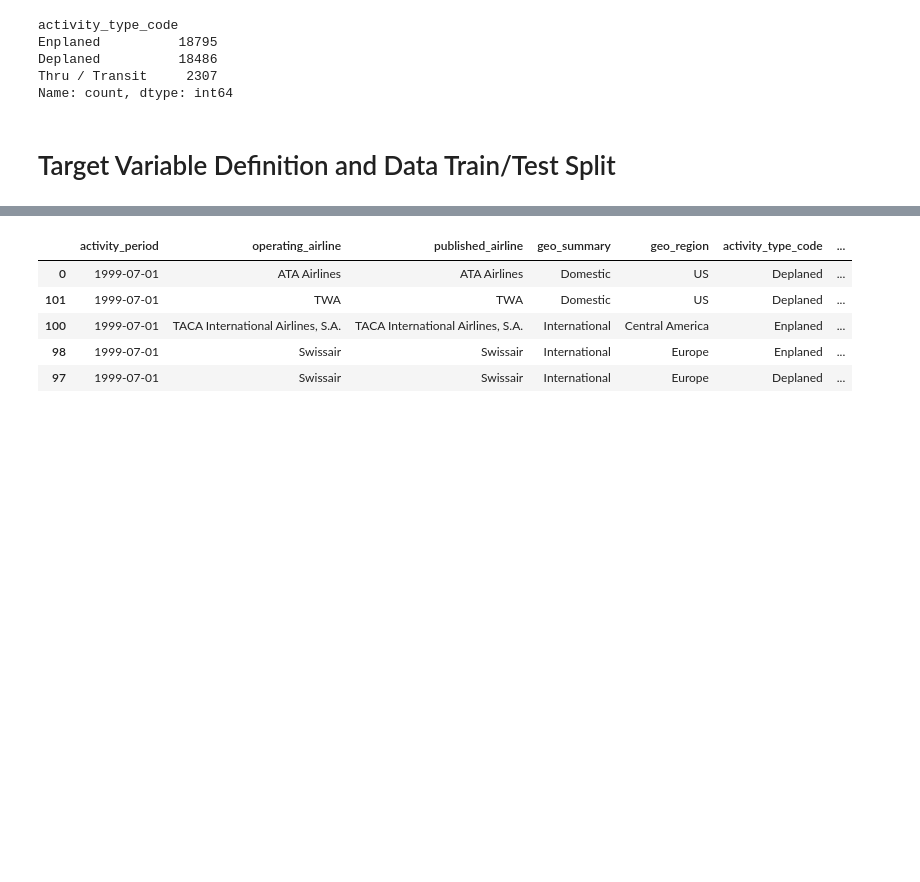
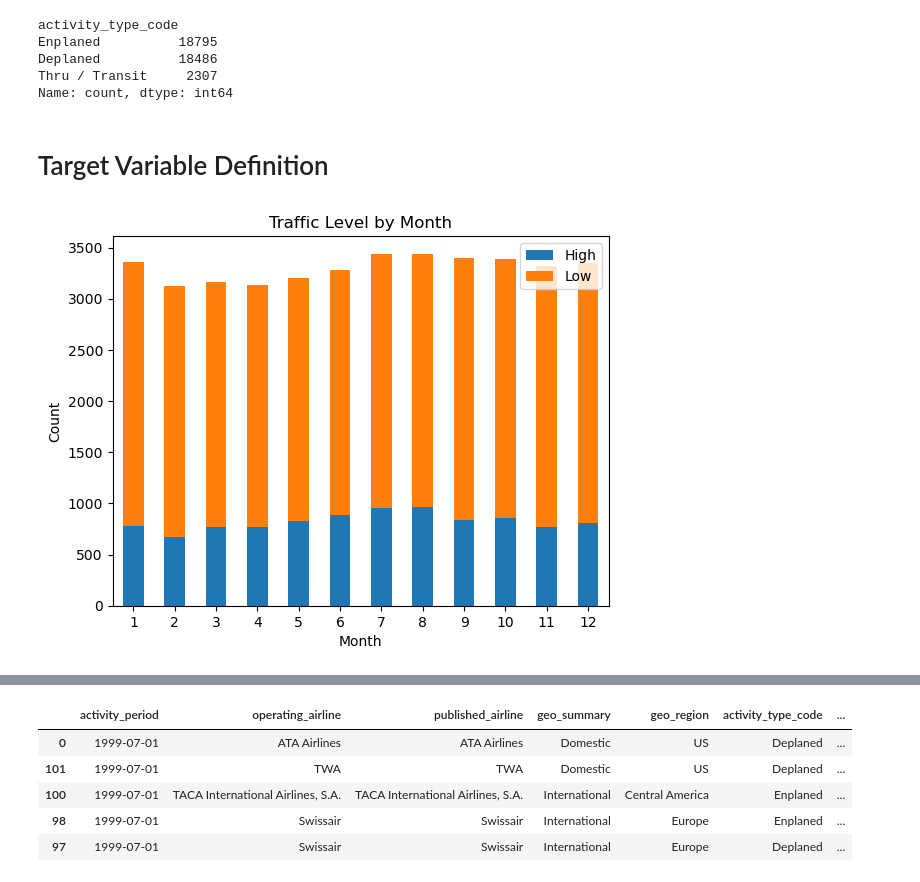
Before and after one commit to andrewhash/air-traffic-data-mining, a Jupyter notebook: air_traffic_analysis.ipynb, the cells around one changed output, grey strips where cells are left out. Saved outputs shown, nothing was run; the diff lists cells and outputs as text; code cells hidden in the pictures; blank space fills up the shorter version.

Commit message:
add normalized charts and restructure notebook sections

```diff
--- a/air_traffic_analysis.ipynb
+++ b/air_traffic_analysis.ipynb
@@ -258,4 +258,4 @@ Deplaned          18486
 Thru / Transit     2307
 Name: count, dtype: int64
 # %% [markdown]
-# Target Variable Definition and Data Train/Test Split
+# Target Variable Definition
@@ -261,0 +267,12 @@ Name: count, dtype: int64
+# %%
+# stacked bar chart of month per low and high traffic levels
+crosstab_month = pd.crosstab(df["month"], df["traffic_level"])
+crosstab_month.plot(kind='bar', stacked=True)
+plt.title("Traffic Level by Month")
+plt.xlabel("Month")
+plt.ylabel("Count")
+plt.xticks(rotation=0)
+plt.legend(loc='upper right')
+plt.show()
+# %% [output]
+[figure, added]
```
Also changed, not shown: parts of 5 cells of this notebook.
